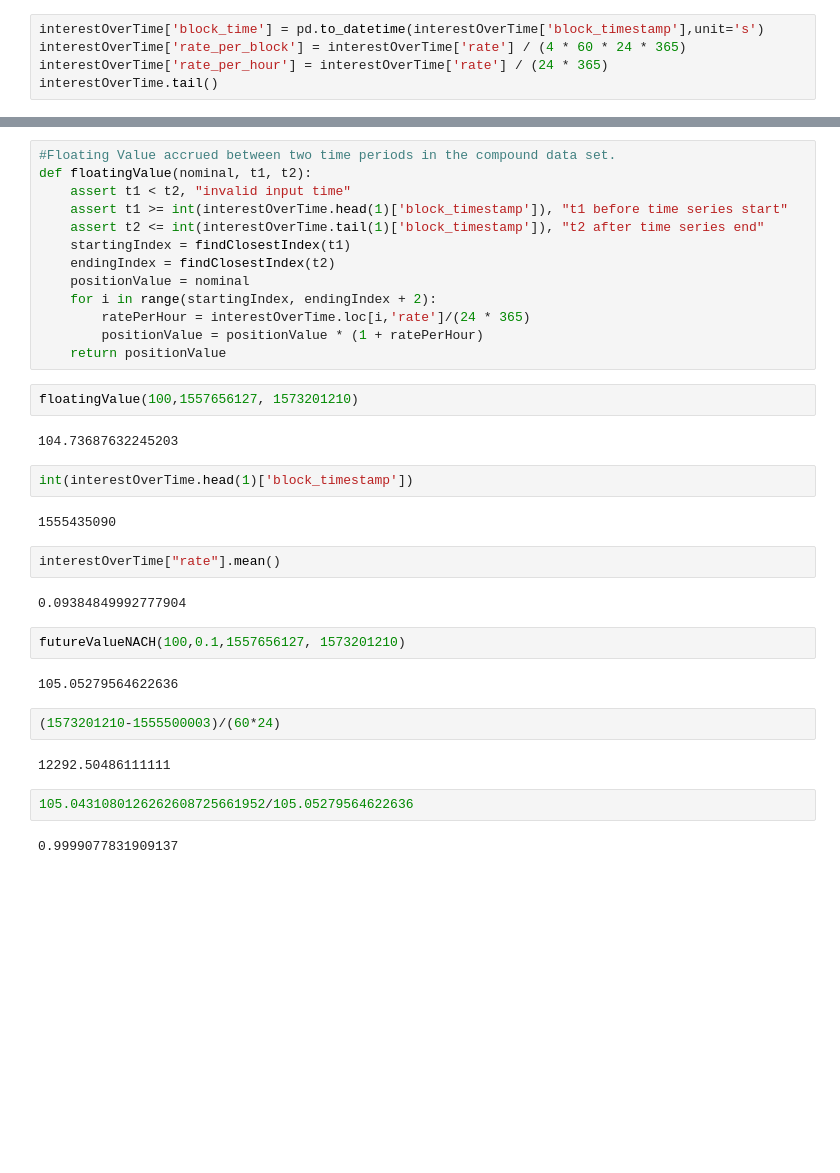
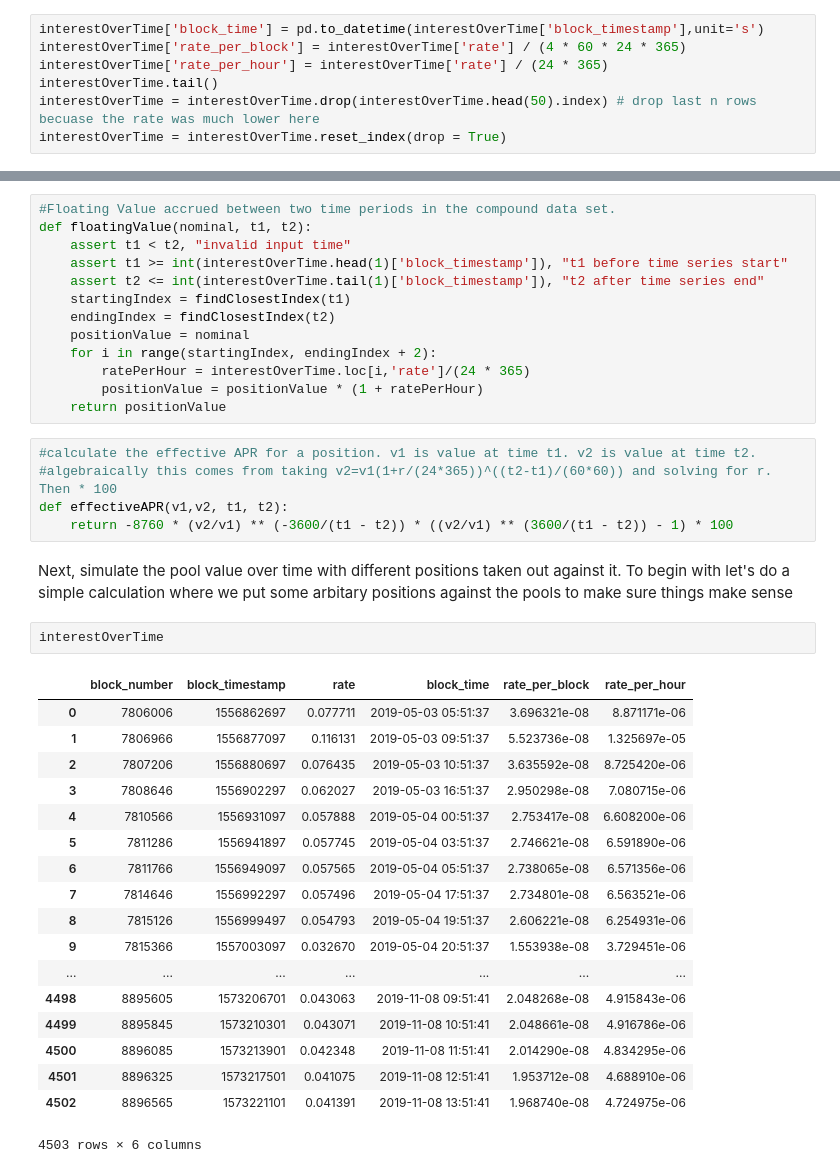
Before and after one commit to NeapolitanSwaps/SwapModelSimulations, a Jupyter notebook: MoltenToffee.ipynb, the cells around one changed output, grey strips where cells are left out. Drawn from its saved outputs; the diff is of its cells as text; blank space fills up the shorter version.

```diff
--- a/MoltenToffee.ipynb
+++ b/MoltenToffee.ipynb
@@ -55,3 +55,5 @@ interestOverTime['block_time'] = pd.to_datetime(interestOverTime['block_timestam
 interestOverTime['rate_per_block'] = interestOverTime['rate'] / (4 * 60 * 24 * 365)
 interestOverTime['rate_per_hour'] = interestOverTime['rate'] / (24 * 365)
 interestOverTime.tail()
+interestOverTime = interestOverTime.drop(interestOverTime.head(50).index) # drop last n rows becuase the rate was much lower here
+interestOverTime = interestOverTime.reset_index(drop = True)
@@ -140,27 +137,31 @@ def floatingValue(nominal, t1, t2):
         ratePerHour = interestOverTime.loc[i,'rate']/(24 * 365)
         positionValue = positionValue * (1 + ratePerHour)
     return positionValue
-# %%
-floatingValue(100,1557656127, 1573201210)
-# %% [output]
-104.73687632245203
-# %%
-int(interestOverTime.head(1)['block_timestamp'])
-# %% [output]
-1555435090
+# %%
+#calculate the effective APR for a position. v1 is value at time t1. v2 is value at time t2.
+#algebraically this comes from taking v2=v1(1+r/(24*365))^((t2-t1)/(60*60)) and solving for r. Then * 100
+def effectiveAPR(v1,v2, t1, t2):
+    return -8760 * (v2/v1) ** (-3600/(t1 - t2)) * ((v2/v1) ** (3600/(t1 - t2)) - 1) * 100
+# %% [markdown]
+Next, simulate the pool value over time with different positions taken out against it. To begin with let's do a simple calculation where we put some arbitary positions against the pools to make sure things make sense
 # %%
-interestOverTime["rate"].mean()
+interestOverTime
 # %% [output]
+|  | block_number | block_timestamp | rate | block_time | rate_per_block | rate_per_hour |
+| 0 | 7806006 | 1556862697 | 0.077711 | 2019-05-03 05:51:37 | 3.696321e-08 | 8.871171e-06 |
+| 1 | 7806966 | 1556877097 | 0.116131 | 2019-05-03 09:51:37 | 5.523736e-08 | 1.325697e-05 |
+| 2 | 7807206 | 1556880697 | 0.076435 | 2019-05-03 10:51:37 | 3.635592e-08 | 8.725420e-06 |
+| 3 | 7808646 | 1556902297 | 0.062027 | 2019-05-03 16:51:37 | 2.950298e-08 | 7.080715e-06 |
+| 4 | 7810566 | 1556931097 | 0.057888 | 2019-05-04 00:51:37 | 2.753417e-08 | 6.608200e-06 |
+| 5 | 7811286 | 1556941897 | 0.057745 | 2019-05-04 03:51:37 | 2.746621e-08 | 6.591890e-06 |
+| 6 | 7811766 | 1556949097 | 0.057565 | 2019-05-04 05:51:37 | 2.738065e-08 | 6.571356e-06 |
+| 7 | 7814646 | 1556992297 | 0.057496 | 2019-05-04 17:51:37 | 2.734801e-08 | 6.563521e-06 |
+| 8 | 7815126 | 1556999497 | 0.054793 | 2019-05-04 19:51:37 | 2.606221e-08 | 6.254931e-06 |
+| 9 | 7815366 | 1557003097 | 0.032670 | 2019-05-04 20:51:37 | 1.553938e-08 | 3.729451e-06 |
+| ... | ... | ... | ... | ... | ... | ... |
+| 4498 | 8895605 | 1573206701 | 0.043063 | 2019-11-08 09:51:41 | 2.048268e-08 | 4.915843e-06 |
+| 4499 | 8895845 | 1573210301 | 0.043071 | 2019-11-08 10:51:41 | 2.048661e-08 | 4.916786e-06 |
+| 4500 | 8896085 | 1573213901 | 0.042348 | 2019-11-08 11:51:41 | 2.014290e-08 | 4.834295e-06 |
+| 4501 | 8896325 | 1573217501 | 0.041075 | 2019-11-08 12:51:41 | 1.953712e-08 | 4.688910e-06 |
+| 4502 | 8896565 | 1573221101 | 0.041391 | 2019-11-08 13:51:41 | 1.968740e-08 | 4.724975e-06 |
-0.09384849992777904
+4503 rows × 6 columns
-# %%
-futureValueNACH(100,0.1,1557656127, 1573201210)
-# %% [output]
-105.05279564622636
-# %%
-(1573201210-1555500003)/(60*24)
-# %% [output]
-12292.50486111111
-# %%
-105.0431080126262608725661952/105.05279564622636
-# %% [output]
-0.9999077831909137
```
Also changed, not shown: parts of 15 cells of this notebook.
